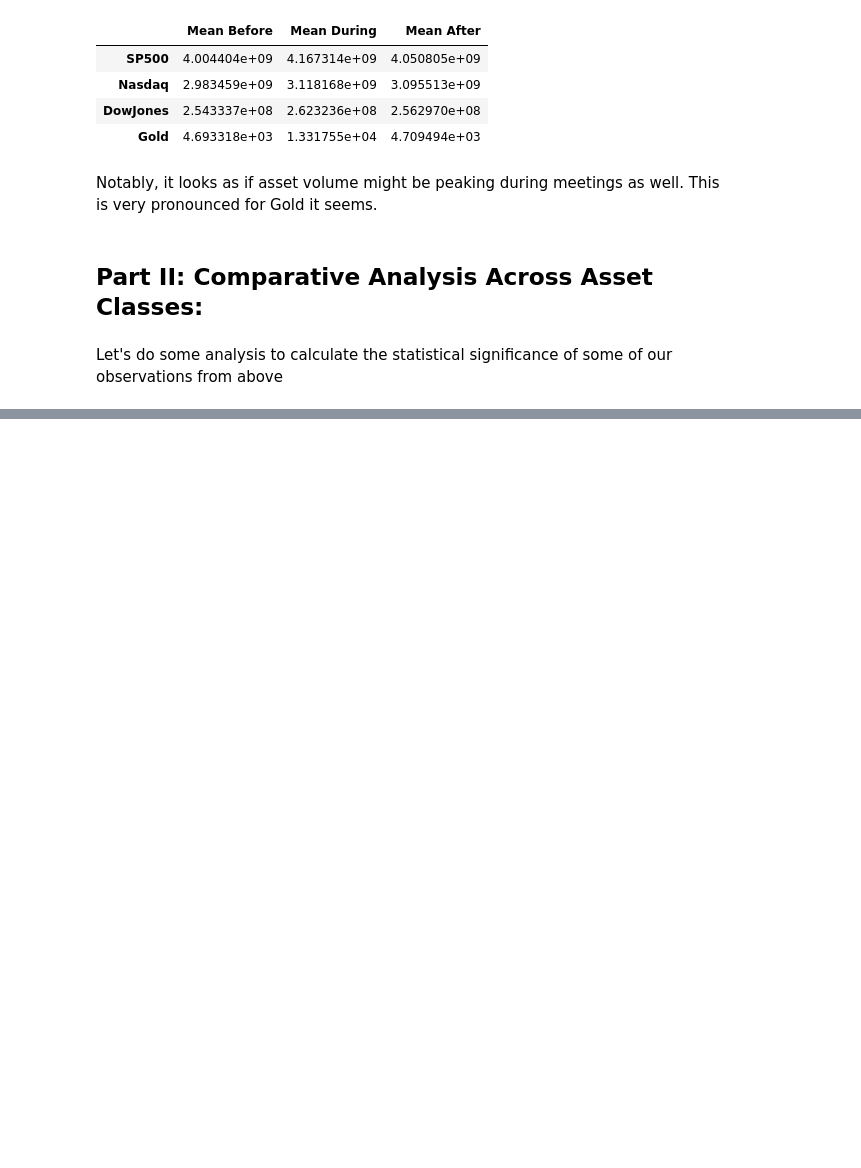
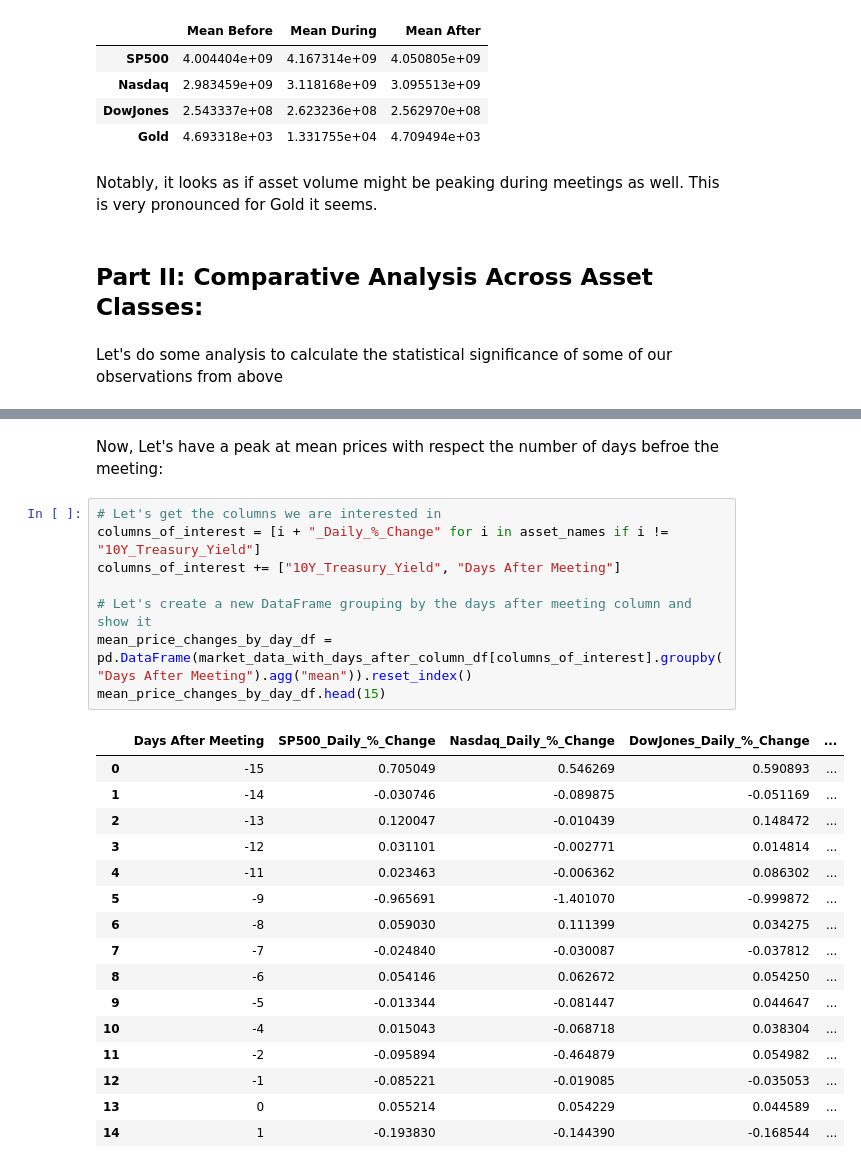
Before and after one commit to LyWangPX/umich-milestone-project, a Jupyter notebook: analysis.ipynb, the cells around one changed output, grey strips where cells are left out. Saved outputs shown, nothing was run; the diff lists cells and outputs as text; blank space fills up the shorter version.

```diff
--- a/analysis.ipynb
+++ b/analysis.ipynb
@@ -268,0 +372,27 @@ Let's do some analysis to calculate the statistical significance of some of our
+# %% [markdown]
+Now, Let's have a peak at mean prices with respect the number of days befroe the meeting:
+# %%
+# Let's get the columns we are interested in
+columns_of_interest = [i + "_Daily_%_Change" for i in asset_names if i != "10Y_Treasury_Yield"]
+columns_of_interest += ["10Y_Treasury_Yield", "Days After Meeting"]
+
+# Let's create a new DataFrame grouping by the days after meeting column and show it
+mean_price_changes_by_day_df = pd.DataFrame(market_data_with_days_after_column_df[columns_of_interest].groupby("Days After Meeting").agg("mean")).reset_index()
+mean_price_changes_by_day_df.head(15)
+# %% [output]
+|  | Days After Meeting | SP500_Daily_%_Change | Nasdaq_Daily_%_Change | DowJones_Daily_%_Change | ... |
+| 0 | -15 | 0.705049 | 0.546269 | 0.590893 | ... |
+| 1 | -14 | -0.030746 | -0.089875 | -0.051169 | ... |
+| 2 | -13 | 0.120047 | -0.010439 | 0.148472 | ... |
+| 3 | -12 | 0.031101 | -0.002771 | 0.014814 | ... |
+| 4 | -11 | 0.023463 | -0.006362 | 0.086302 | ... |
+| 5 | -9 | -0.965691 | -1.401070 | -0.999872 | ... |
+| 6 | -8 | 0.059030 | 0.111399 | 0.034275 | ... |
+| 7 | -7 | -0.024840 | -0.030087 | -0.037812 | ... |
+| 8 | -6 | 0.054146 | 0.062672 | 0.054250 | ... |
+| 9 | -5 | -0.013344 | -0.081447 | 0.044647 | ... |
+| 10 | -4 | 0.015043 | -0.068718 | 0.038304 | ... |
+| 11 | -2 | -0.095894 | -0.464879 | 0.054982 | ... |
+| 12 | -1 | -0.085221 | -0.019085 | -0.035053 | ... |
+| 13 | 0 | 0.055214 | 0.054229 | 0.044589 | ... |
+| 14 | 1 | -0.193830 | -0.144390 | -0.168544 | ... |
```
Also changed, not shown: parts of 16 cells of this notebook.
